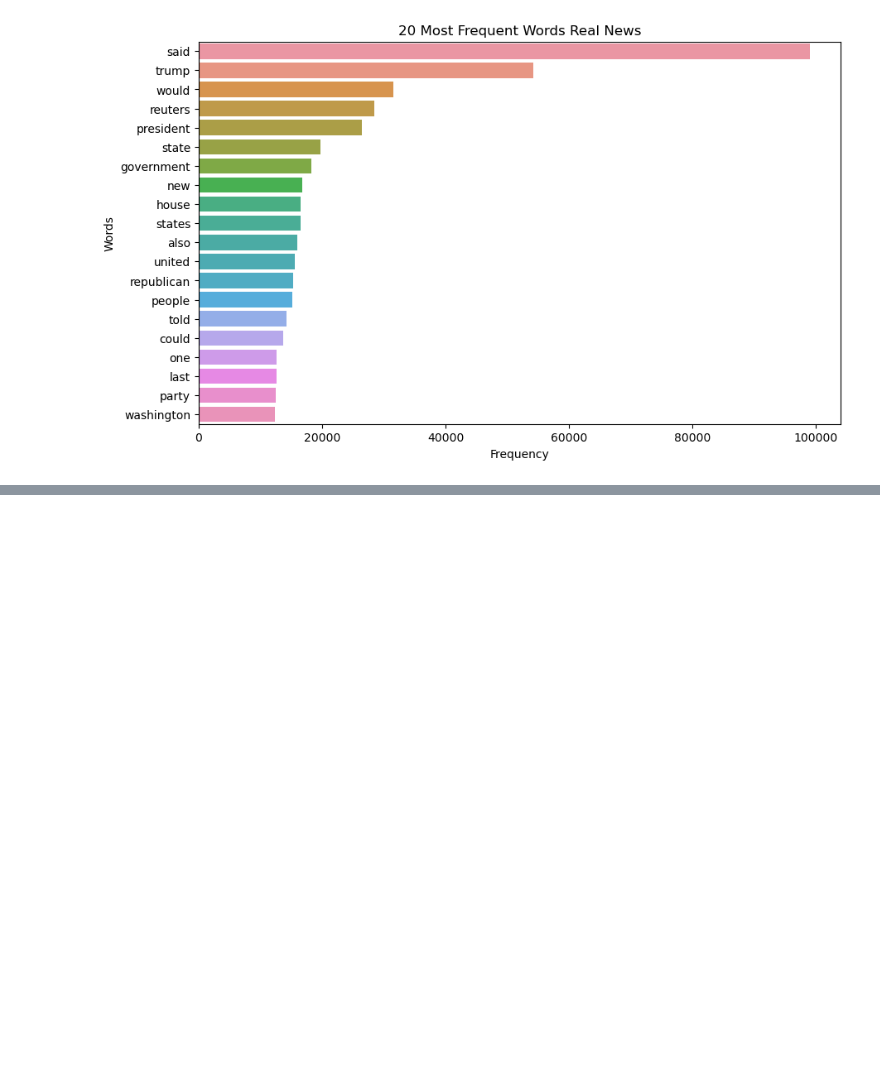
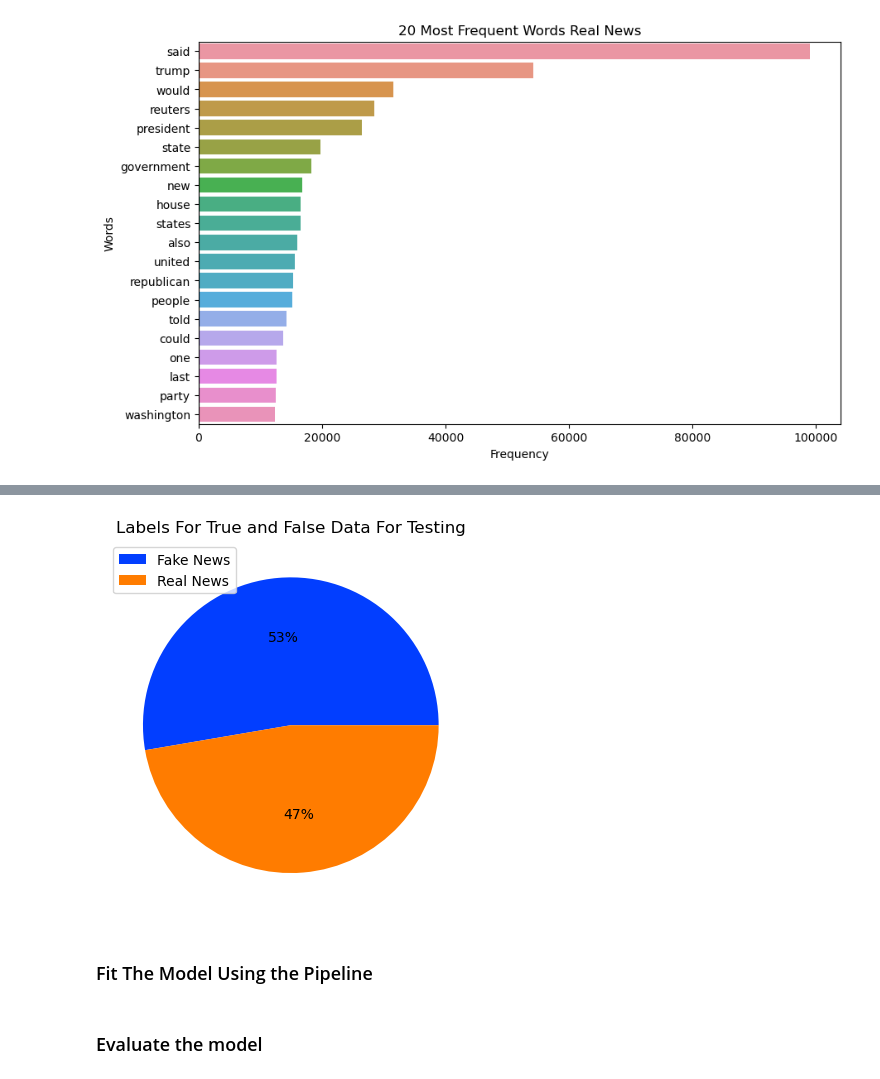
Before and after one commit to bis29abena/Fake-Real-News-Detection, a Jupyter notebook: code/Fake News Detection .ipynb, the cells around one changed output, grey strips where cells are left out. Saved outputs shown, nothing was run; the diff lists cells and outputs as text; code cells hidden in the pictures; blank space fills up the shorter version.

Commit message:
built model

```diff
--- a/code/Fake News Detection .ipynb
+++ b/code/Fake News Detection .ipynb
@@ -439,0 +528,13 @@ P-Value: 2.770635468200406e-76
+# %%
+# plotting data on chart
+plt.pie([y_test.value_counts().tolist()[0], y_test.value_counts().tolist()[1]],
+        colors=palette_color, autopct='%.0f%%')
+
+# displaying chart
+plt.legend(["Fake News", "Real News"])
+plt.title("Labels For True and False Data For Testing")
+plt.show()
+# %% [output]
+[figure, added]
+# %% [markdown]
+### Fit The Model Using the Pipeline
@@ -439,0 +547,2 @@ P-Value: 2.770635468200406e-76
+# %% [markdown]
+### Evaluate the model
```
Also changed, not shown: parts of 37 cells of this notebook.
